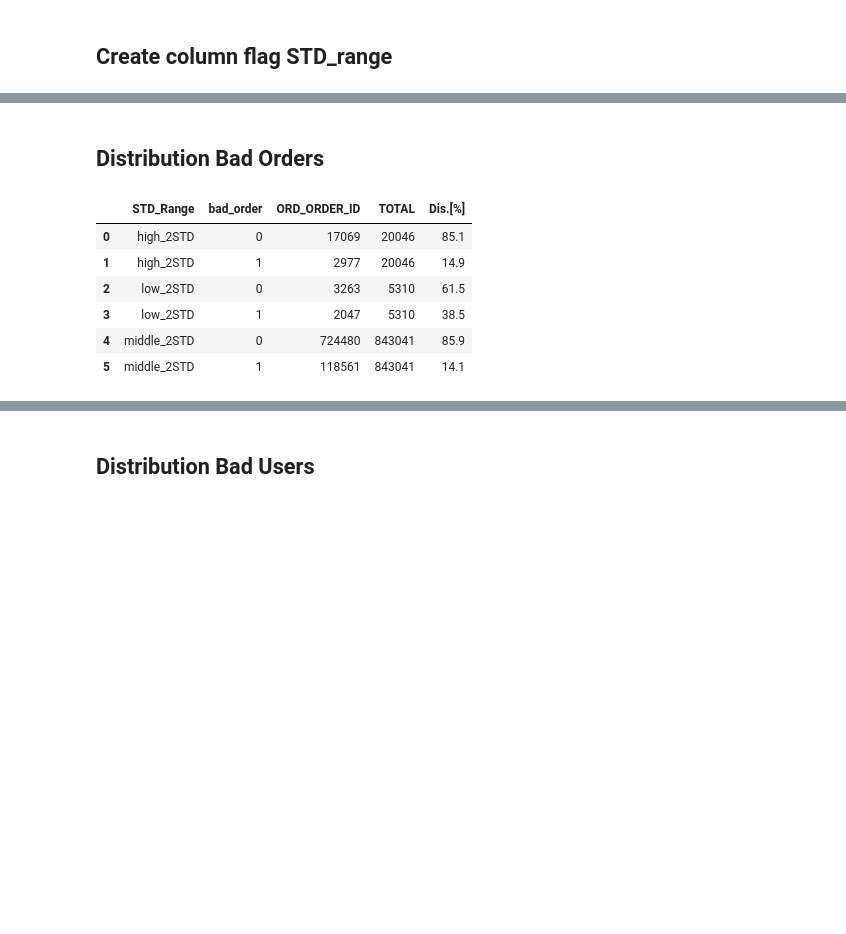
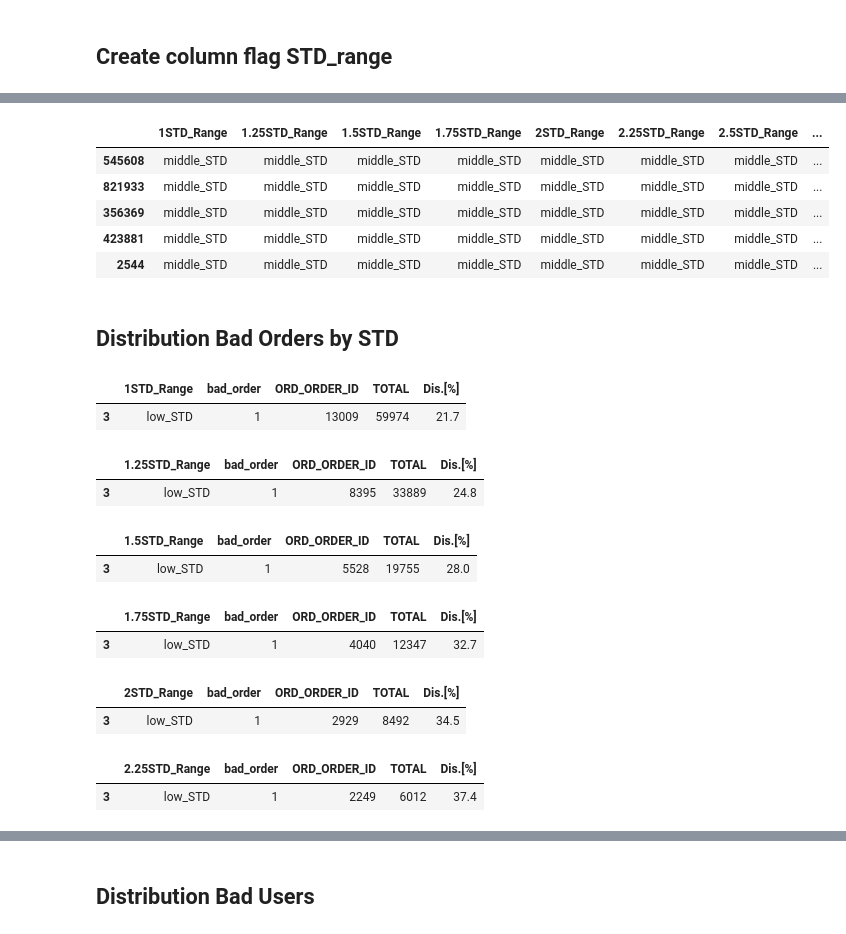
Before and after one commit to jucamuyrano/Publications-price-distribution, a Jupyter notebook: Publications.ipynb, the cells around one changed output, grey strips where cells are left out. Saved outputs shown, nothing was run; the diff lists cells and outputs as text; code cells hidden in the pictures; blank space fills up the shorter version.

```diff
--- a/Publications.ipynb
+++ b/Publications.ipynb
@@ -474,2 +514,12 @@ df['Low_2STD'] = df.apply(lambda x: 1 if x['media-2std'] > x['ITE_BASE_CURRENT_P
+# %%
+df_s['Low_1STD'] = df_s.apply(lambda x: 1 if x['media-1std'] > x['ITE_BASE_CURRENT_PRICE'] else 0, axis=1)
+df_s['Low_1.25STD'] = df_s.apply(lambda x: 1 if x['media-1.25std'] > x['ITE_BASE_CURRENT_PRICE'] else 0, axis=1)
+df_s['Low_1.5STD'] = df_s.apply(lambda x: 1 if x['media-1.5std'] > x['ITE_BASE_CURRENT_PRICE'] else 0, axis=1)
+df_s['Low_1.75STD'] = df_s.apply(lambda x: 1 if x['media-1.75std'] > x['ITE_BASE_CURRENT_PRICE'] else 0, axis=1)
+df_s['Low_2STD'] = df_s.apply(lambda x: 1 if x['media-2std'] > x['ITE_BASE_CURRENT_PRICE'] else 0, axis=1)
+df_s['Low_2.25STD'] = df_s.apply(lambda x: 1 if x['media-2.25std'] > x['ITE_BASE_CURRENT_PRICE'] else 0, axis=1)
+df_s['Low_2.5STD'] = df_s.apply(lambda x: 1 if x['media-2.5std'] > x['ITE_BASE_CURRENT_PRICE'] else 0, axis=1)
+df_s['Low_2.75STD'] = df_s.apply(lambda x: 1 if x['media-2.75std'] > x['ITE_BASE_CURRENT_PRICE'] else 0, axis=1)
+df_s['Low_3STD'] = df_s.apply(lambda x: 1 if x['media-3std'] > x['ITE_BASE_CURRENT_PRICE'] else 0, axis=1)
 # %% [markdown]
 ## Create column flag over 2 STD
@@ -487,2 +587,12 @@ df.sample(5)
+# %%
+df_2=df_s[['1STD_Range','1.25STD_Range','1.5STD_Range','1.75STD_Range','2STD_Range','2.25STD_Range','2.5STD_Range','2.75STD_Range','3STD_Range','bad_order','ORD_ORDER_ID']]
+df_2.sample(5)
+# %% [output]
+|  | 1STD_Range | 1.25STD_Range | 1.5STD_Range | 1.75STD_Range | 2STD_Range | 2.25STD_Range | 2.5STD_Range | ... |
+| 545608 | middle_STD | middle_STD | middle_STD | middle_STD | middle_STD | middle_STD | middle_STD | ... |
+| 821933 | middle_STD | middle_STD | middle_STD | middle_STD | middle_STD | middle_STD | middle_STD | ... |
+| 356369 | middle_STD | middle_STD | middle_STD | middle_STD | middle_STD | middle_STD | middle_STD | ... |
+| 423881 | middle_STD | middle_STD | middle_STD | middle_STD | middle_STD | middle_STD | middle_STD | ... |
+| 2544 | middle_STD | middle_STD | middle_STD | middle_STD | middle_STD | middle_STD | middle_STD | ... |
 # %% [markdown]
-## Distribution Bad Orders
+## Distribution Bad Orders by STD
@@ -491,25 +599,19 @@ df_1=df[['STD_Range','bad_order','ORD_ORDER_ID']]
 # %%
-gb1=df_1.groupby(['STD_Range','bad_order']).count()
+df_1=df_s[['1STD_Range','bad_order','ORD_ORDER_ID']]
+gb1=df_1.groupby(['1STD_Range','bad_order']).count()
 gb1=gb1.reset_index()
 
-gb2=gb1[['STD_Range','ORD_ORDER_ID']].groupby(['STD_Range']).sum()
+gb2=gb1[['1STD_Range','ORD_ORDER_ID']].groupby(['1STD_Range']).sum()
 gb2=gb2.reset_index()
 gb2['TOTAL']=gb2['ORD_ORDER_ID']
-gb2=gb2[['STD_Range','TOTAL']]
+gb2=gb2[['1STD_Range','TOTAL']]
 
-gb3 = pd.merge(left = gb1, right = gb2,
+ds_1 = pd.merge(left = gb1, right = gb2,
                 how = 'inner',
-                left_on='STD_Range', right_on='STD_Range')
+                left_on='1STD_Range', right_on='1STD_Range')
 
-gb3['Dis.[%]']=(gb3['ORD_ORDER_ID']/gb3['TOTAL'])*100
-gb3['Dis.[%]']=gb3['Dis.[%]'].round(decimals=1)
+ds_1['Dis.[%]']=(ds_1['ORD_ORDER_ID']/ds_1['TOTAL'])*100
+ds_1['Dis.[%]']=ds_1['Dis.[%]'].round(decimals=1)
 
-gb3
+ds_1=ds_1[ds_1['bad_order']==1]
+ds_1=ds_1[ds_1['1STD_Range']=='low_STD']
-# %% [output]
-|  | STD_Range | bad_order | ORD_ORDER_ID | TOTAL | Dis.[%] |
-| 0 | high_2STD | 0 | 17069 | 20046 | 85.1 |
-| 1 | high_2STD | 1 | 2977 | 20046 | 14.9 |
-| 2 | low_2STD | 0 | 3263 | 5310 | 61.5 |
-| 3 | low_2STD | 1 | 2047 | 5310 | 38.5 |
-| 4 | middle_2STD | 0 | 724480 | 843041 | 85.9 |
-| 5 | middle_2STD | 1 | 118561 | 843041 | 14.1 |
@@ -515,0 +770,30 @@ gb3
+# %%
+ds_1
+# %% [output]
+|  | 1STD_Range | bad_order | ORD_ORDER_ID | TOTAL | Dis.[%] |
+| 3 | low_STD | 1 | 13009 | 59974 | 21.7 |
+# %%
+ds_125
+# %% [output]
+|  | 1.25STD_Range | bad_order | ORD_ORDER_ID | TOTAL | Dis.[%] |
+| 3 | low_STD | 1 | 8395 | 33889 | 24.8 |
+# %%
+ds_15
+# %% [output]
+|  | 1.5STD_Range | bad_order | ORD_ORDER_ID | TOTAL | Dis.[%] |
+| 3 | low_STD | 1 | 5528 | 19755 | 28.0 |
+# %%
+ds_175
+# %% [output]
+|  | 1.75STD_Range | bad_order | ORD_ORDER_ID | TOTAL | Dis.[%] |
+| 3 | low_STD | 1 | 4040 | 12347 | 32.7 |
+# %%
+ds_2
+# %% [output]
+|  | 2STD_Range | bad_order | ORD_ORDER_ID | TOTAL | Dis.[%] |
+| 3 | low_STD | 1 | 2929 | 8492 | 34.5 |
+# %%
+ds_225
+# %% [output]
+|  | 2.25STD_Range | bad_order | ORD_ORDER_ID | TOTAL | Dis.[%] |
+| 3 | low_STD | 1 | 2249 | 6012 | 37.4 |
```
Also changed, not shown: parts of 42 cells of this notebook.
